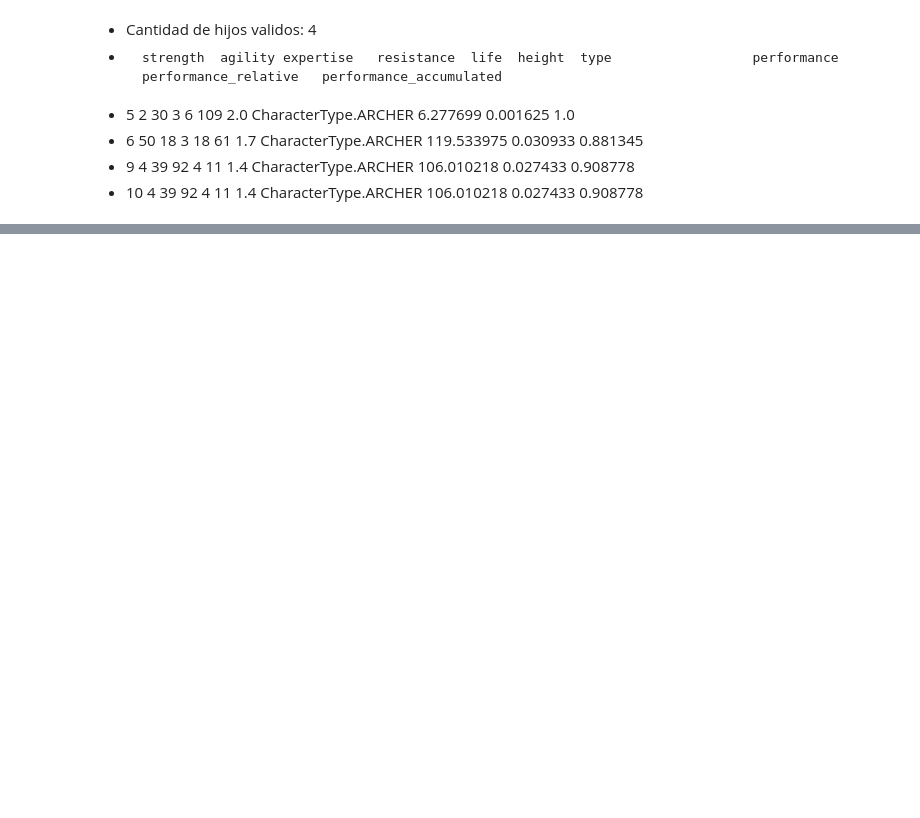
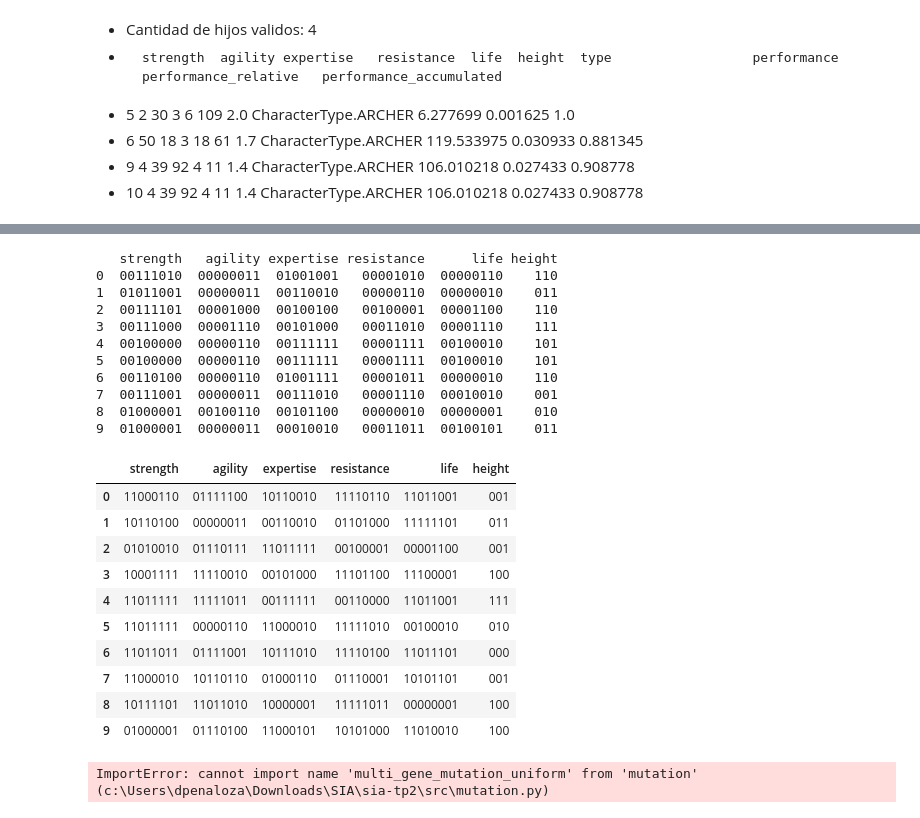
Before and after one commit to marianopm/sia-tp2, a Jupyter notebook: src/test.ipynb, the cells around one changed output, grey strips where cells are left out. Drawn from its saved outputs; the diff is of its cells as text; code cells hidden in the pictures; blank space fills up the shorter version.

Commit message:
Se agrego Mutación Multigen Completa y Mutación Multigen Uniforeme

```diff
--- a/src/test.ipynb
+++ b/src/test.ipynb
@@ -172,3 +180,42 @@ cromosomas_decoded2
+# %%
+from mutation import multi_gene_mutation
+
+# Ejemplo de uso:
+mutation_rate = 0.8
+resultmp = multi_gene_mutation(cromosomas_ok1, mutation_rate)
+resultmp
+# %% [output]
+   strength   agility expertise resistance      life height
+0  00111010  00000011  01001001   00001010  00000110    110
+1  01011001  00000011  00110010   00000110  00000010    011
+2  00111101  00001000  00100100   00100001  00001100    110
+3  00111000  00001110  00101000   00011010  00001110    111
+4  00100000  00000110  00111111   00001111  00100010    101
+5  00100000  00000110  00111111   00001111  00100010    101
+6  00110100  00000110  01001111   00001011  00000010    110
+7  00111001  00000011  00111010   00001110  00010010    001
+8  01000001  00100110  00101100   00000010  00000001    010
+9  01000001  00000011  00010010   00011011  00100101    011
+|  | strength | agility | expertise | resistance | life | height |
+| 0 | 11000110 | 01111100 | 10110010 | 11110110 | 11011001 | 001 |
+| 1 | 10110100 | 00000011 | 00110010 | 01101000 | 11111101 | 011 |
+| 2 | 01010010 | 01110111 | 11011111 | 00100001 | 00001100 | 001 |
+| 3 | 10001111 | 11110010 | 00101000 | 11101100 | 11100001 | 100 |
+| 4 | 11011111 | 11111011 | 00111111 | 00110000 | 11011001 | 111 |
+| 5 | 11011111 | 00000110 | 11000010 | 11111010 | 00100010 | 010 |
+| 6 | 11011011 | 01111001 | 10111010 | 11110100 | 11011101 | 000 |
+| 7 | 11000010 | 10110110 | 01000110 | 01110001 | 10101101 | 001 |
+| 8 | 10111101 | 11011010 | 10000001 | 11111011 | 00000001 | 100 |
+| 9 | 01000001 | 01110100 | 11000101 | 10101000 | 11010010 | 100 |
+# %%
+from mutation import multi_gene_mutation_uniform
+
+# Ejemplo de uso:
+mutation_rate = 0.7
+resultmu = multi_gene_mutation_uniform(cromosomas_ok1, mutation_rate)
+resultmu
+# %% [output]
+ImportError: cannot import name 'multi_gene_mutation_uniform' from 'mutation' (c:\Users\dpenaloza\Downloads\SIA\sia-tp2\src\mutation.py)
 # %%
 from population import eval_performace
 
```
Also changed, not shown: parts of 10 cells of this notebook, 1 other file.
